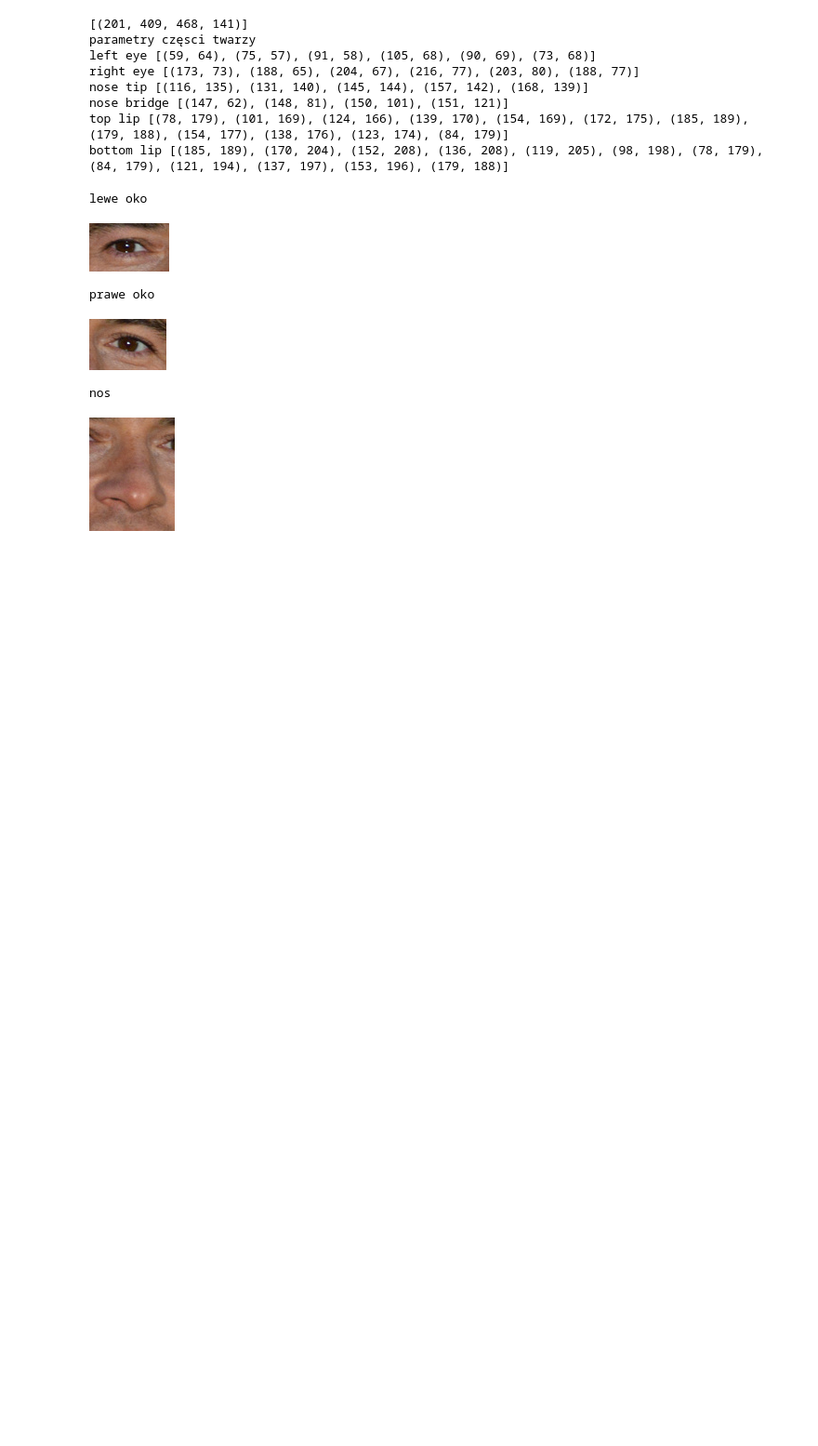
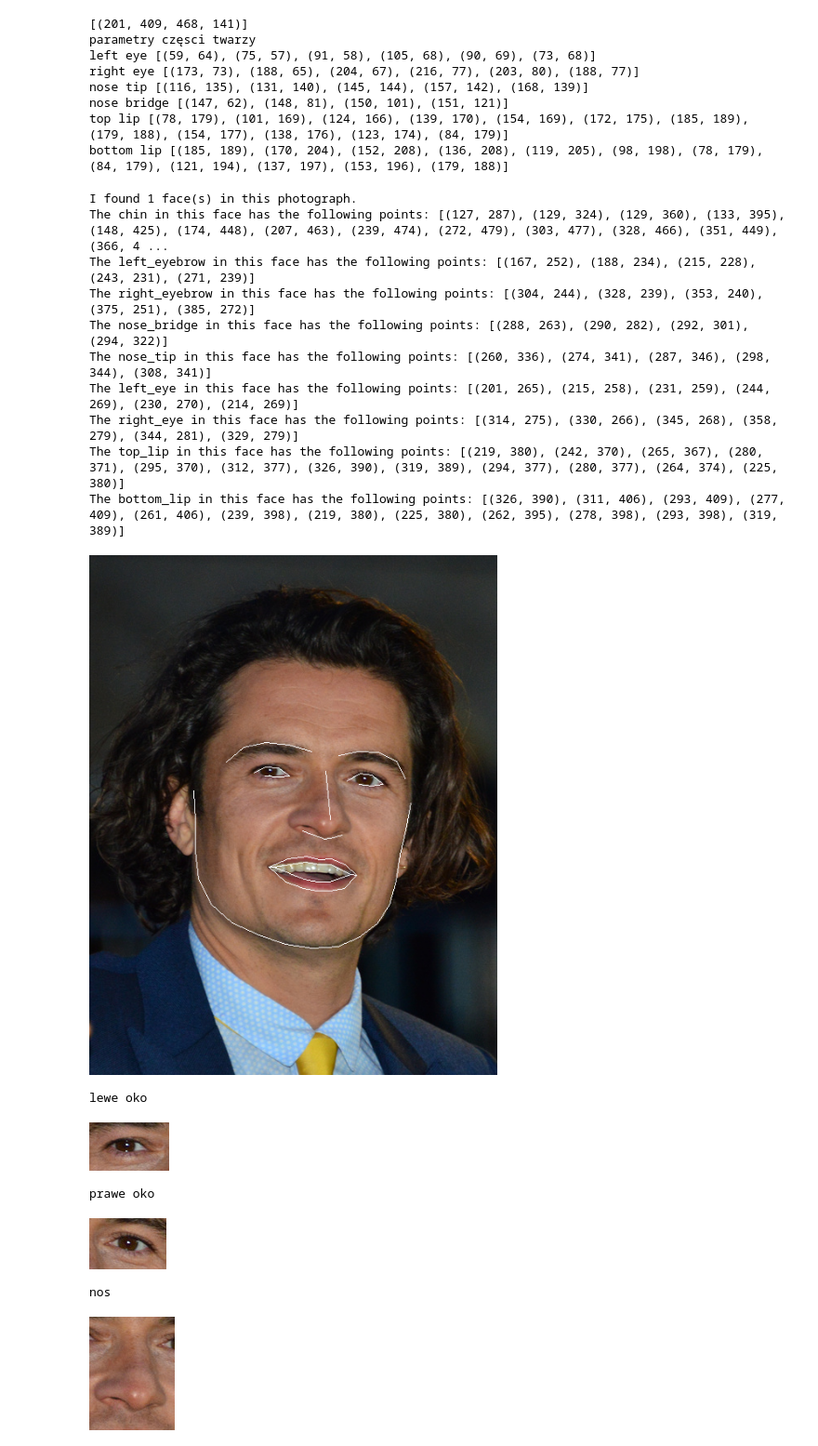
Before and after one commit to jowczar/Politechnika-Lodzka-Przetwarzanie-sygnalow-i-obrazow, a Jupyter notebook: main.ipynb, the cells around one changed output. Shown at 93% size. Drawn from its saved outputs; the diff is of its cells as text; code cells hidden in the pictures; blank space fills up the shorter version.

```diff
--- a/main.ipynb
+++ b/main.ipynb
@@ -37,5 +37,82 @@ nose tip [(116, 135), (131, 140), (145, 144), (157, 142), (168, 139)]
 nose bridge [(147, 62), (148, 81), (150, 101), (151, 121)]
 top lip [(78, 179), (101, 169), (124, 166), (139, 170), (154, 169), (172, 175), (185, 189), (179, 188), (154, 177), (138, 176), (123, 174), (84, 179)]
 bottom lip [(185, 189), (170, 204), (152, 208), (136, 208), (119, 205), (98, 198), (78, 179), (84, 179), (121, 194), (137, 197), (153, 196), (179, 188)]
+# %%
+from PIL import Image, ImageDraw
+import face_recognition
+
+# Load the jpg file into a numpy array
+# image = face_recognition.load_image_file(inputDir + "/john_cenax.jpg")
+image_to_draw = image[:]
+
+# Find all facial features in all the faces in the image
+face_landmarks_list_2 = face_recognition.face_landmarks(image_to_draw)
+
+print("I found {} face(s) in this photograph.".format(len(face_landmarks_list)))
+
+# Create a PIL imagedraw object so we can draw on the picture
+pil_image2 = Image.fromarray(image_to_draw)
+d = ImageDraw.Draw(pil_image2)
+
+for face_landmarks in face_landmarks_list_2:
+
+    # Print the location of each facial feature in this image
+    for facial_feature in face_landmarks.keys():
+        print("The {} in this face has the following points: {}".format(facial_feature, face_landmarks[facial_feature]))
+
+    # Let's trace out each facial feature in the image with a line!
+    for facial_feature in face_landmarks.keys():
+#         if facial_feature == 'left_eye':
+#             d.line((face_landmarks[facial_feature][0],face_landmarks[facial_feature][3]), width=3)
+#             d.line((face_landmarks[facial_feature][5],face_landmarks[facial_feature][2]), width=3)
+        d.line(face_landmarks[facial_feature], width=1)
+
+# Show the picture
+display(pil_image2)
+
+# for face_landmarks in face_landmarks_list:
+#     d = ImageDraw.Draw(pil_image, 'RGBA')
+
+#     # Make the eyebrows into a nightmare
+#     d.polygon(face_landmarks['left_eyebrow'], fill=(68, 54, 39, 128))
+#     d.polygon(face_landmarks['right_eyebrow'], fill=(68, 54, 39, 128))
+#     d.line(face_landmarks['left_eyebrow'], fill=(68, 54, 39, 150), width=5)
+#     d.line(face_landmarks['right_eyebrow'], fill=(68, 54, 39, 150), width=5)
+
+#     # Gloss the lips
+#     d.polygon(face_landmarks['top_lip'], fill=(150, 0, 0, 128))
+#     d.polygon(face_landmarks['bottom_lip'], fill=(150, 0, 0, 128))
+#     d.line(face_landmarks['top_lip'], fill=(150, 0, 0, 64), width=8)
+#     d.line(face_landmarks['bottom_lip'], fill=(150, 0, 0, 64), width=8)
+
+#     # Sparkle the eyes
+#     d.polygon(face_landmarks['left_eye'], fill=(255, 255, 255, 30))
+#     d.polygon(face_landmarks['right_eye'], fill=(255, 255, 255, 30))
+
+#     # Apply some eyeliner
+#     d.line(face_landmarks['left_eye'] + [face_landmarks['left_eye'][0]], fill=(0, 0, 0, 110), width=6)
+#     d.line(face_landmarks['right_eye'] + [face_landmarks['right_eye'][0]], fill=(0, 0, 0, 110), width=6)
+
+#     display(pil_image)
+
+# for face_location in face_locations:
+#     top, right, bottom, left = face_location
+
+#     face_image = image[top:bottom, left:right]
+#     pil_image = Image.fromarray(face_image)
+#     display(pil_image)
+#
+# %% [output]
+I found 1 face(s) in this photograph.
+The chin in this face has the following points: [(127, 287), (129, 324), (129, 360), (133, 395), (148, 425), (174, 448), (207, 463), (239, 474), (272, 479), (303, 477), (328, 466), (351, 449), (366, 4 ...
+The left_eyebrow in this face has the following points: [(167, 252), (188, 234), (215, 228), (243, 231), (271, 239)]
+The right_eyebrow in this face has the following points: [(304, 244), (328, 239), (353, 240), (375, 251), (385, 272)]
+The nose_bridge in this face has the following points: [(288, 263), (290, 282), (292, 301), (294, 322)]
+The nose_tip in this face has the following points: [(260, 336), (274, 341), (287, 346), (298, 344), (308, 341)]
+The left_eye in this face has the following points: [(201, 265), (215, 258), (231, 259), (244, 269), (230, 270), (214, 269)]
+The right_eye in this face has the following points: [(314, 275), (330, 266), (345, 268), (358, 279), (344, 281), (329, 279)]
+The top_lip in this face has the following points: [(219, 380), (242, 370), (265, 367), (280, 371), (295, 370), (312, 377), (326, 390), (319, 389), (294, 377), (280, 377), (264, 374), (225, 380)]
+The bottom_lip in this face has the following points: [(326, 390), (311, 406), (293, 409), (277, 409), (261, 406), (239, 398), (219, 380), (225, 380), (262, 395), (278, 398), (293, 398), (319, 389)]
+[figure, added]
 # %%
 #============================ JO
```
Also changed, not shown: parts of 5 cells of this notebook.
